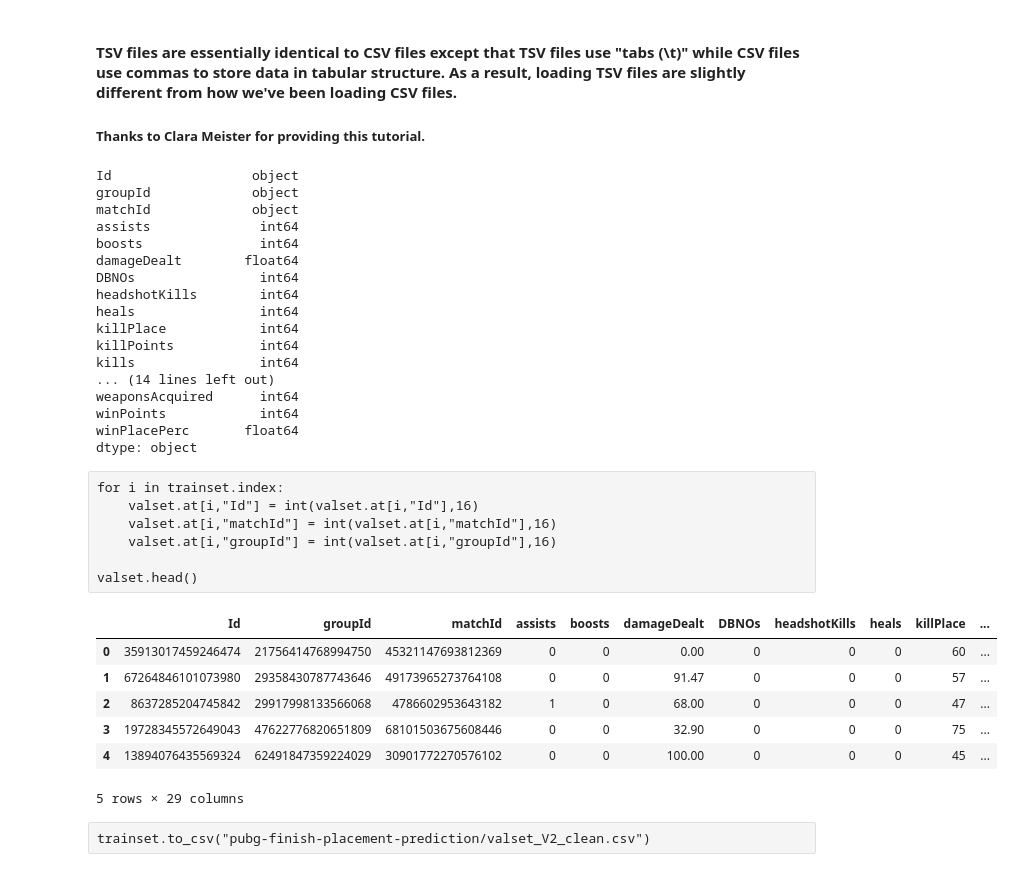
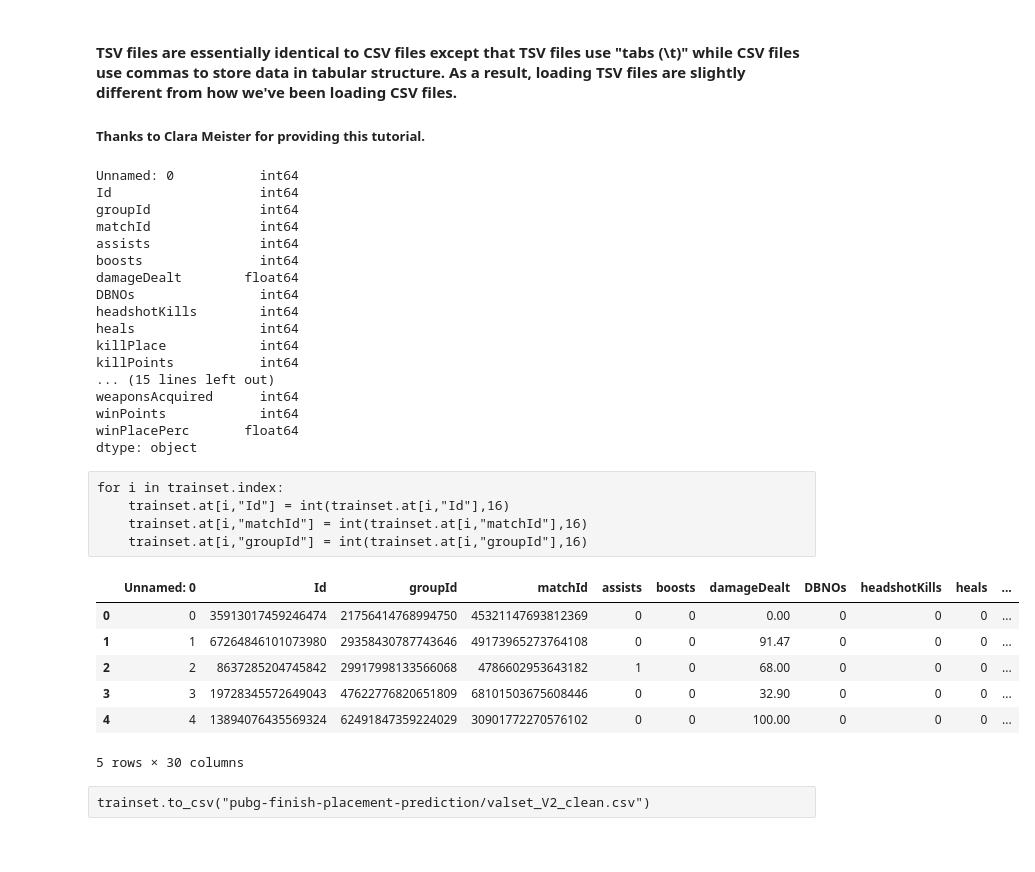
Before and after one commit to CharlieFurrer/cs229, a Jupyter notebook: CS229Final.ipynb, the cells around one changed output. Drawn from its saved outputs; the diff is of its cells as text; code cells hidden in the pictures.

Commit message:
ready to clean data

```diff
--- a/CS229Final.ipynb
+++ b/CS229Final.ipynb
@@ -22,7 +22,7 @@ from sklearn import preprocessing
 from sklearn.model_selection import KFold
 import sklearn
 # %%
-train_filepath = "pubg-finish-placement-prediction/train_V2.csv"
+train_filepath = "pubg-finish-placement-prediction/train_V2_clean.csv"
 
 test_filepath = "pubg-finish-placement-prediction/test_V2.csv"
 
@@ -34,9 +34,10 @@ testset = pd.read_csv(test_filepath)
 
 trainset.dtypes
 # %% [output]
-Id                  object
-groupId             object
-matchId             object
+Unnamed: 0           int64
+Id                   int64
+groupId              int64
+matchId              int64
 assists              int64
 boosts               int64
 damageDealt        float64
@@ -45,29 +46,26 @@ headshotKills        int64
 heals                int64
 killPlace            int64
 killPoints           int64
-kills                int64
-... (14 lines left out)
+... (15 lines left out)
 weaponsAcquired      int64
 winPoints            int64
 winPlacePerc       float64
 dtype: object
 # %% [raw]
 for i in trainset.index:
-    valset.at[i,"Id"] = int(valset.at[i,"Id"],16)
-    valset.at[i,"matchId"] = int(valset.at[i,"matchId"],16)
-    valset.at[i,"groupId"] = int(valset.at[i,"groupId"],16)
-
-valset.head()
+    trainset.at[i,"Id"] = int(trainset.at[i,"Id"],16)
+    trainset.at[i,"matchId"] = int(trainset.at[i,"matchId"],16)
+    trainset.at[i,"groupId"] = int(trainset.at[i,"groupId"],16)
 # %%
-valset.head()
+trainset.head()
 # %% [output]
-|  | Id | groupId | matchId | assists | boosts | damageDealt | DBNOs | headshotKills | heals | killPlace | ... |
-| 0 | 35913017459246474 | 21756414768994750 | 45321147693812369 | 0 | 0 | 0.00 | 0 | 0 | 0 | 60 | ... |
-| 1 | 67264846101073980 | 29358430787743646 | 49173965273764108 | 0 | 0 | 91.47 | 0 | 0 | 0 | 57 | ... |
-| 2 | 8637285204745842 | 29917998133566068 | 4786602953643182 | 1 | 0 | 68.00 | 0 | 0 | 0 | 47 | ... |
-| 3 | 19728345572649043 | 47622776820651809 | 68101503675608446 | 0 | 0 | 32.90 | 0 | 0 | 0 | 75 | ... |
-| 4 | 13894076435569324 | 62491847359224029 | 30901772270576102 | 0 | 0 | 100.00 | 0 | 0 | 0 | 45 | ... |
+|  | Unnamed: 0 | Id | groupId | matchId | assists | boosts | damageDealt | DBNOs | headshotKills | heals | ... |
+| 0 | 0 | 35913017459246474 | 21756414768994750 | 45321147693812369 | 0 | 0 | 0.00 | 0 | 0 | 0 | ... |
+| 1 | 1 | 67264846101073980 | 29358430787743646 | 49173965273764108 | 0 | 0 | 91.47 | 0 | 0 | 0 | ... |
+| 2 | 2 | 8637285204745842 | 29917998133566068 | 4786602953643182 | 1 | 0 | 68.00 | 0 | 0 | 0 | ... |
+| 3 | 3 | 19728345572649043 | 47622776820651809 | 68101503675608446 | 0 | 0 | 32.90 | 0 | 0 | 0 | ... |
+| 4 | 4 | 13894076435569324 | 62491847359224029 | 30901772270576102 | 0 | 0 | 100.00 | 0 | 0 | 0 | ... |
-5 rows × 29 columns
+5 rows × 30 columns
 # %% [raw]
 trainset.to_csv("pubg-finish-placement-prediction/valset_V2_clean.csv")
 # %% [raw]
```
